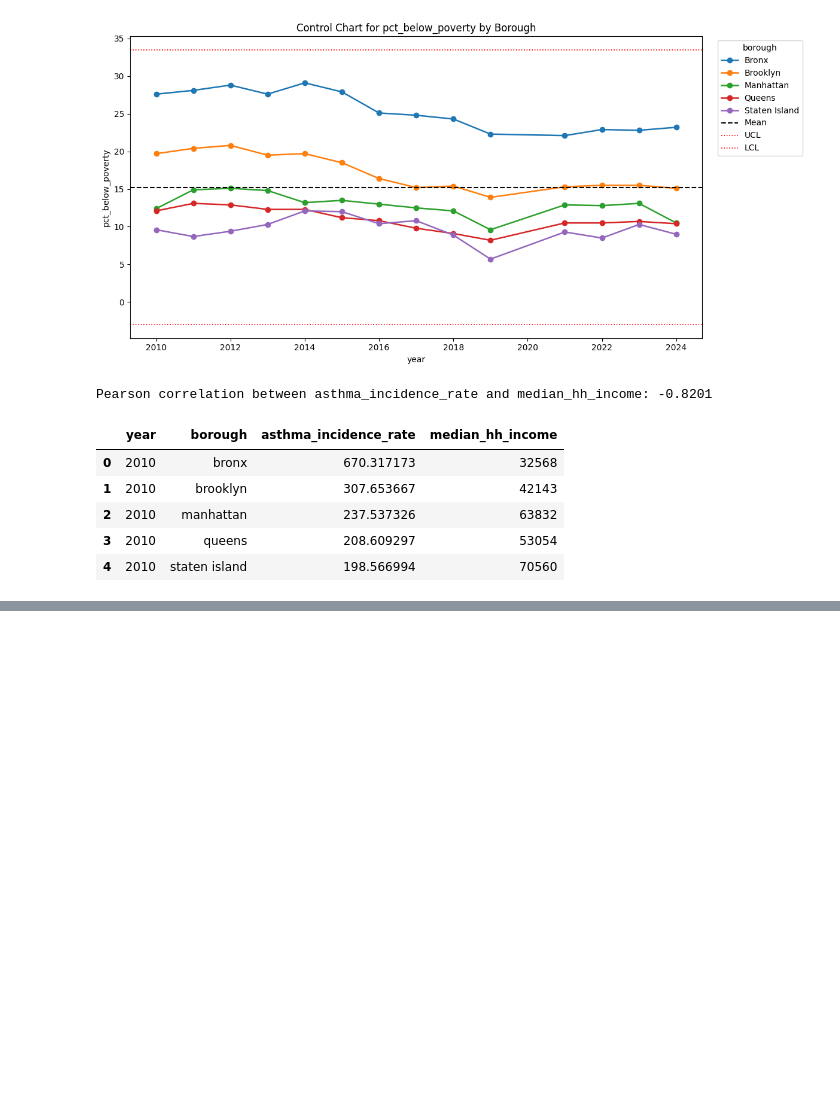
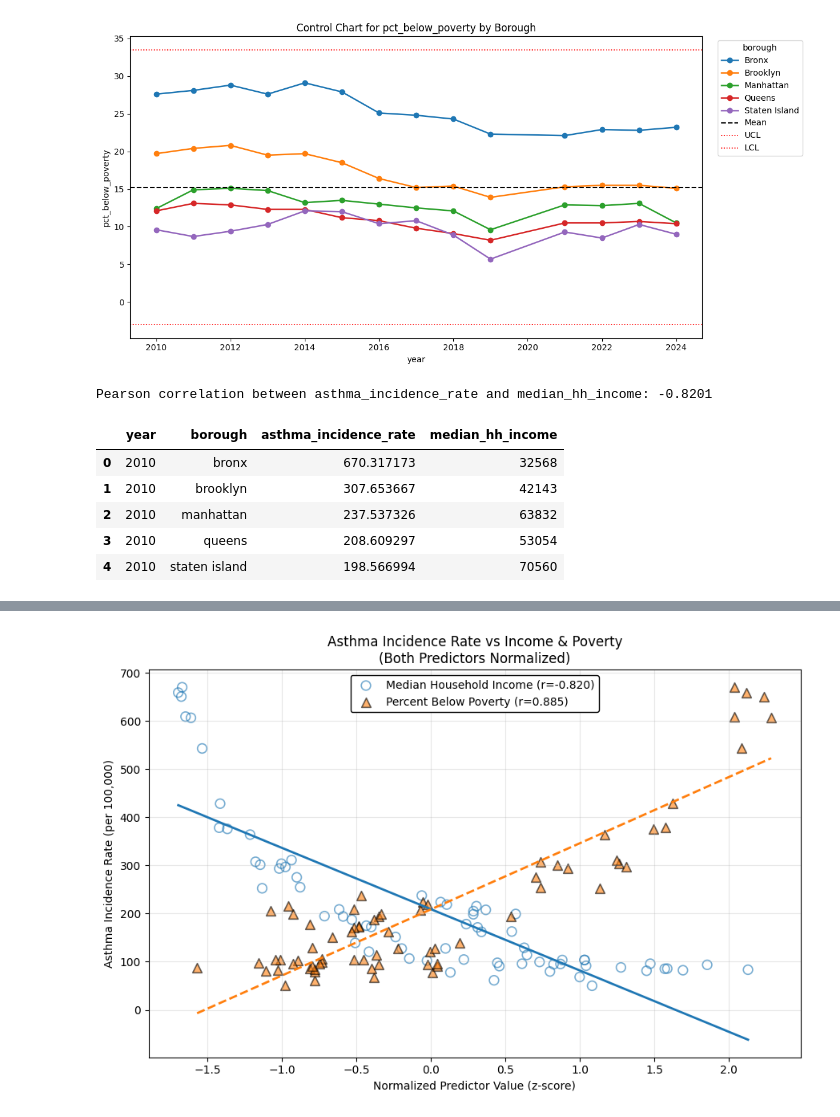
Before and after one commit to mayankanand37/nyc-air-pollution-asthma, a Jupyter notebook: poverty_income.ipynb, the cells around one changed output, grey strips where cells are left out. Cells and saved outputs as stored; diff of their text form; code cells hidden in the pictures; blank space fills up the shorter version.

```diff
--- a/poverty_income.ipynb
+++ b/poverty_income.ipynb
@@ -73,15 +95,18 @@ asthma_rate_col = next((c for c in asthma_df.columns if "asthma_incidence_rate"
 if asthma_year_col is None or asthma_borough_col is None or asthma_rate_col is None:
     raise ValueError("Could not find year, borough, or asthma_incidence_rate columns in merged_asthma_data.csv")
 
-acs_subset = df[[time_col, borough_col, "median_hh_income"]].copy()
-asthma_subset = asthma_df[[asthma_year_col, asthma_borough_col, asthma_rate_col]].copy()
-
-acs_subset[borough_col] = acs_subset[borough_col].astype(str).str.strip().str.lower()
-asthma_subset[asthma_borough_col] = asthma_subset[asthma_borough_col].astype(str).str.strip().str.lower()
+acs_subset = prepare_join_frame(df, time_col, borough_col, ["median_hh_income"])
+asthma_subset = prepare_join_frame(
+    asthma_df,
+    asthma_year_col,
+    asthma_borough_col,
+    [asthma_rate_col],
+    {asthma_rate_col: "asthma_incidence_rate"}
+)
 
 merged_corr = pd.merge(
-    asthma_subset.rename(columns={asthma_year_col: "year", asthma_borough_col: "borough", asthma_rate_col: "asthma_incidence_rate"}),
-    acs_subset.rename(columns={time_col: "year", borough_col: "borough"}),
+    asthma_subset,
+    acs_subset,
     on=["year", "borough"],
     how="inner"
 ).dropna(subset=["asthma_incidence_rate", "median_hh_income"])
@@ -159,0 +126,67 @@ Pearson correlation between asthma_incidence_rate and pct_below_poverty: 0.8850
+# %%
+# Build merged_poverty_corr from ACS poverty data and asthma data
+acs_poverty_subset = df[[time_col, borough_col, value_col]].copy()
+asthma_subset = asthma_df[[asthma_year_col, asthma_borough_col, asthma_rate_col]].copy()
+
+acs_poverty_subset[borough_col] = acs_poverty_subset[borough_col].astype(str).str.strip().str.lower()
+asthma_subset[asthma_borough_col] = asthma_subset[asthma_borough_col].astype(str).str.strip().str.lower()
+
+merged_poverty_corr = pd.merge(
+    asthma_subset.rename(columns={asthma_year_col: "year", asthma_borough_col: "borough", asthma_rate_col: "asthma_incidence_rate"}),
+    acs_poverty_subset.rename(columns={time_col: "year", borough_col: "borough"}),
+    on=["year", "borough"],
+    how="inner"
+).dropna(subset=["asthma_incidence_rate", value_col])
+
+# Merge both predictors (income + poverty) into a single frame for consistent comparison
+merged_both = pd.merge(
+    merged_corr,
+    merged_poverty_corr[["year", "borough", value_col]],
+    on=["year", "borough"],
+    how="inner"
+).dropna(subset=["asthma_incidence_rate", "median_hh_income", value_col])
+
+# Compute Pearson correlations on the merged frame
+corr_income = merged_both["asthma_incidence_rate"].corr(merged_both["median_hh_income"])
+corr_poverty = merged_both["asthma_incidence_rate"].corr(merged_both[value_col])
+
+# Normalize predictors (z-scores) using the merged frame
+income_norm = (merged_both["median_hh_income"] - merged_both["median_hh_income"].mean()) / merged_both["median_hh_income"].std()
+poverty_norm = (merged_both[value_col] - merged_both[value_col].mean()) / merged_both[value_col].std()
+
+fig, ax = plt.subplots(figsize=(9, 6))
+
+# Scatter: Income — open circles
+ax.scatter(income_norm, merged_both["asthma_incidence_rate"],
+           alpha=0.6, s=70, marker="o", facecolors="none", edgecolors="C0",
+           linewidths=1.2, label=f"Median Household Income (r={corr_income:.3f})")
+
+# Regression line: Income — solid
+z1 = np.polyfit(income_norm, merged_both["asthma_incidence_rate"], 1)
+p1 = np.poly1d(z1)
+x1_line = np.linspace(income_norm.min(), income_norm.max(), 200)
+ax.plot(x1_line, p1(x1_line), color="C0", linewidth=2, linestyle="-")
+
+# Scatter: Poverty — filled triangles
+ax.scatter(poverty_norm, merged_both["asthma_incidence_rate"],
+           alpha=0.6, s=70, marker="^", facecolors="C1", edgecolors="black",
+           linewidths=1.2, label=f"Percent Below Poverty (r={corr_poverty:.3f})")
+
+# Regression line: Poverty — dashed
+z2 = np.polyfit(poverty_norm, merged_both["asthma_incidence_rate"], 1)
+p2 = np.poly1d(z2)
+x2_line = np.linspace(poverty_norm.min(), poverty_norm.max(), 200)
+ax.plot(x2_line, p2(x2_line), color="C1", linewidth=2, linestyle="--")
+
+ax.set_xlabel("Normalized Predictor Value (z-score)")
+ax.set_ylabel("Asthma Incidence Rate (per 100,000)")
+ax.set_title("Asthma Incidence Rate vs Income & Poverty\n(Both Predictors Normalized)")
+ax.legend(loc="upper center", framealpha=1, edgecolor="black")
+ax.grid(True, alpha=0.3)
+plt.tight_layout()
+plt.show()
+
+# Quick preview of the merged frame used for plotting
+display(merged_both.head())
+# %% [output]
+[figure, added]
```
Also changed, not shown: parts of 6 cells of this notebook, 7 other files.
